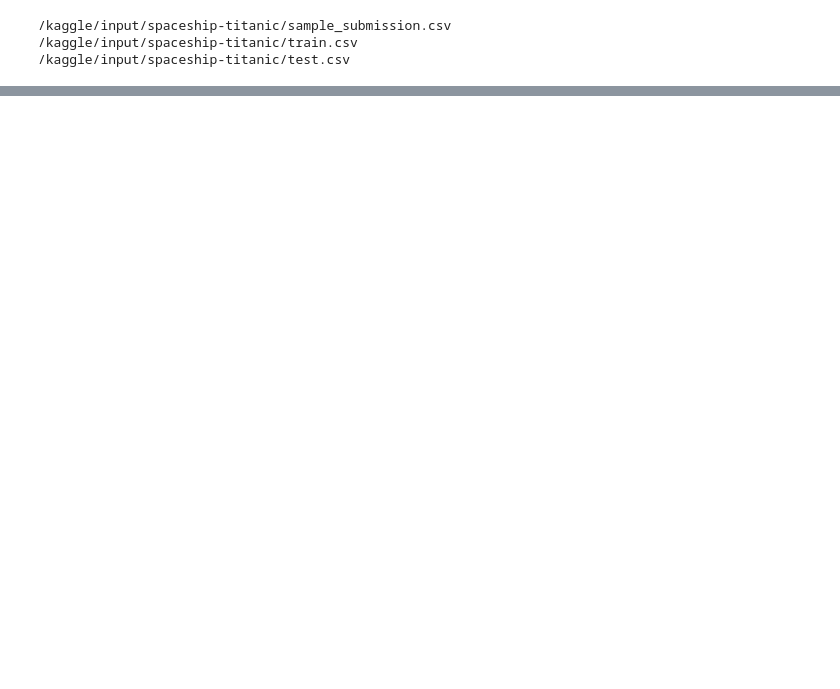
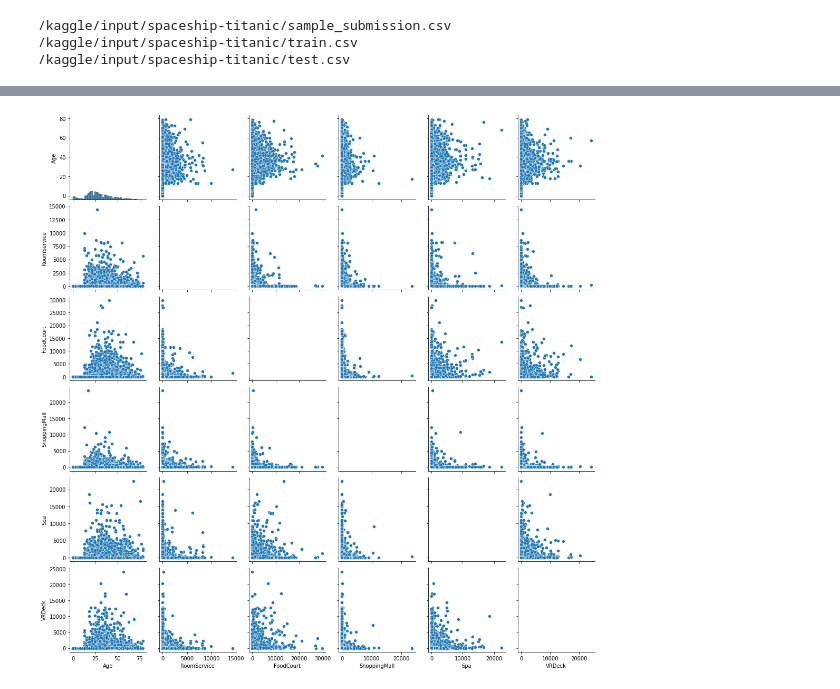
Before and after one commit to DJCHRIS679/DJCHRIS679, a Jupyter notebook: spaceship-titanic-july-2022.ipynb, the cells around one changed output, grey strips where cells are left out. Cells and saved outputs as stored; diff of their text form; code cells hidden in the pictures; blank space fills up the shorter version.

```diff
--- a/spaceship-titanic-july-2022.ipynb
+++ b/spaceship-titanic-july-2022.ipynb
@@ -29,0 +71,6 @@ df_sub = pd.read_csv('../input/spaceship-titanic/sample_submission.csv')
+# %%
+df_train_num = df_train.select_dtypes(include='number')
+sns.pairplot(df_train_num)
+plt.show()
+# %% [output]
+[figure, added]
```
Also changed, not shown: parts of 3 cells of this notebook.
